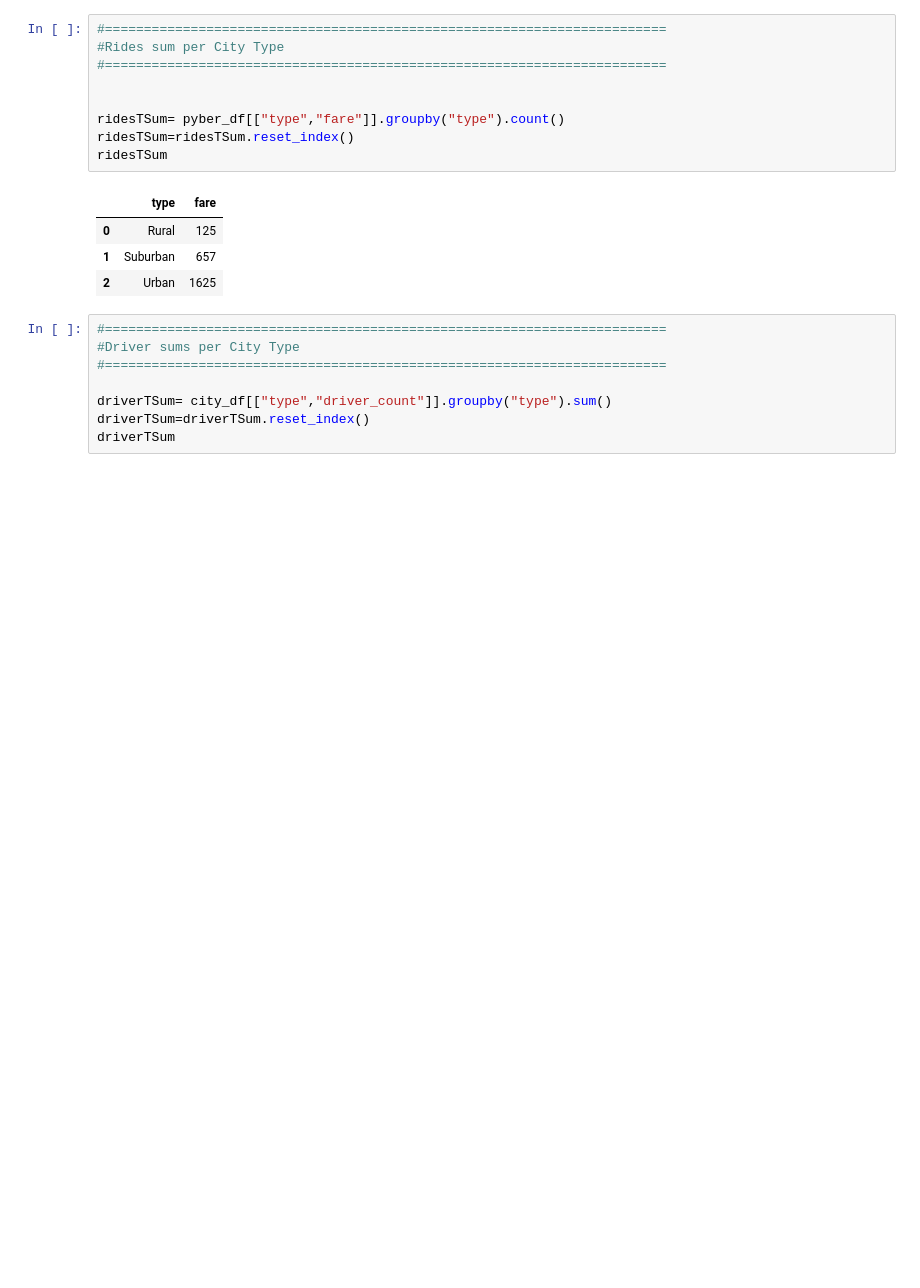
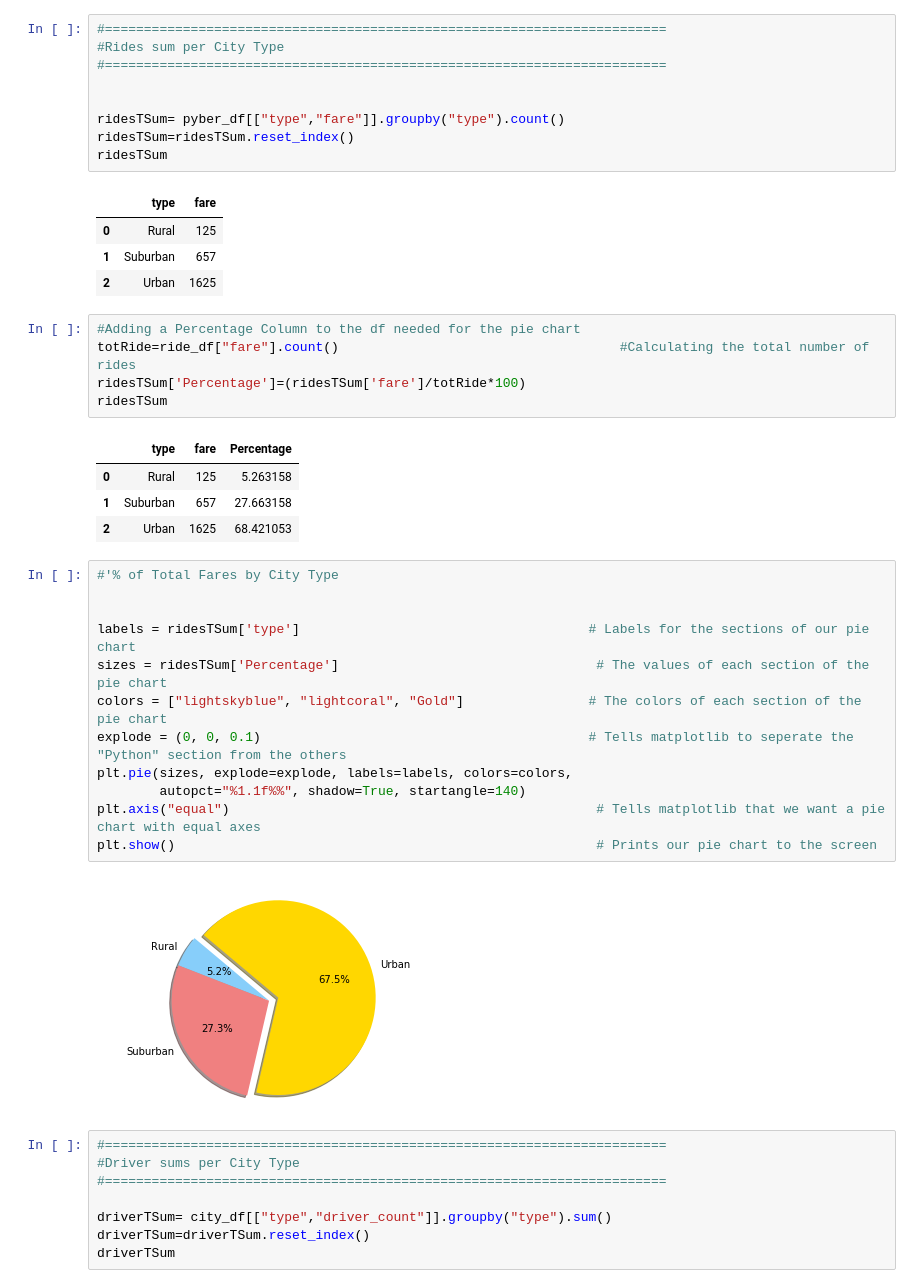
Before and after one commit to newlancealot/python-challenge, a Jupyter notebook: Pyber_Newbolt.ipynb, the cells around one changed output. Saved outputs shown, nothing was run; the diff lists cells and outputs as text; blank space fills up the shorter version.

```diff
--- a/Pyber_Newbolt.ipynb
+++ b/Pyber_Newbolt.ipynb
@@ -269,6 +292,30 @@ ridesTSum
 | 0 | Rural | 125 |
 | 1 | Suburban | 657 |
 | 2 | Urban | 1625 |
+# %%
+#Adding a Percentage Column to the df needed for the pie chart
+totRide=ride_df["fare"].count()                                    #Calculating the total number of rides
+ridesTSum['Percentage']=(ridesTSum['fare']/totRide*100)
+ridesTSum
+# %% [output]
+|  | type | fare | Percentage |
+| 0 | Rural | 125 | 5.263158 |
+| 1 | Suburban | 657 | 27.663158 |
+| 2 | Urban | 1625 | 68.421053 |
+# %%
+#'% of Total Fares by City Type
+
+
+labels = ridesTSum['type']                                     # Labels for the sections of our pie chart
+sizes = ridesTSum['Percentage']                                 # The values of each section of the pie chart
+colors = ["lightskyblue", "lightcoral", "Gold"]                # The colors of each section of the pie chart
+explode = (0, 0, 0.1)                                          # Tells matplotlib to seperate the "Python" section from the others
+plt.pie(sizes, explode=explode, labels=labels, colors=colors,
+        autopct="%1.1f%%", shadow=True, startangle=140)
+plt.axis("equal")                                               # Tells matplotlib that we want a pie chart with equal axes
+plt.show()                                                      # Prints our pie chart to the screen
+# %% [output]
+[figure, added]
 # %%
 #========================================================================
 #Driver sums per City Type
```
Also changed, not shown: parts of 5 cells of this notebook.
